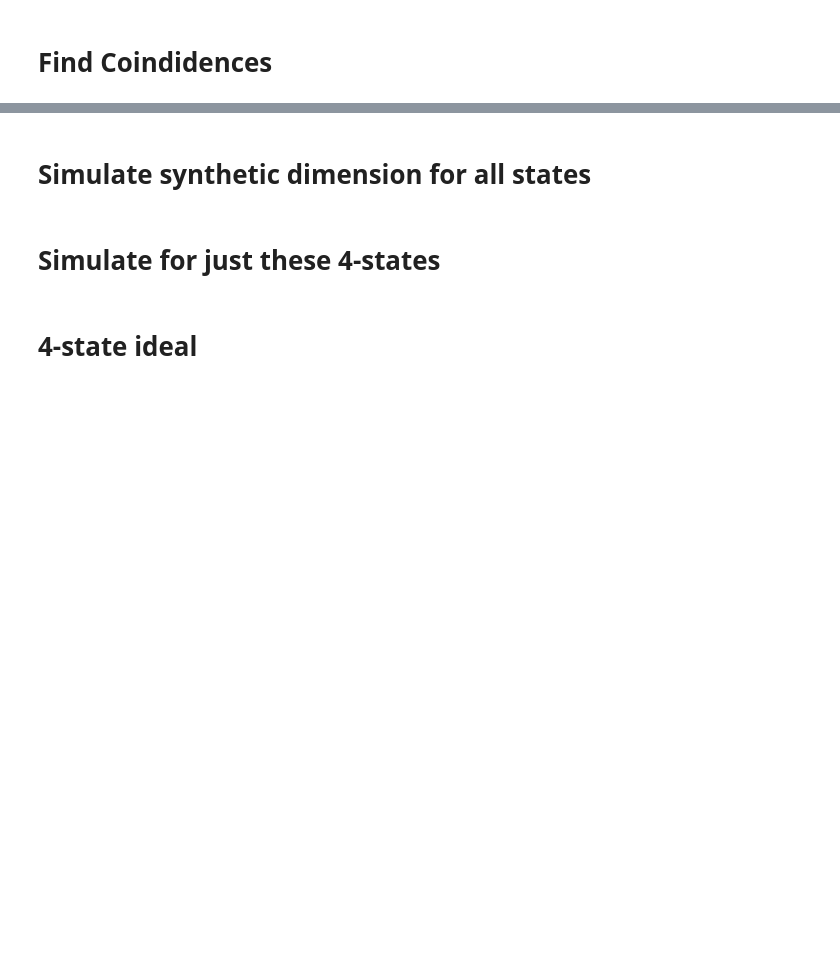
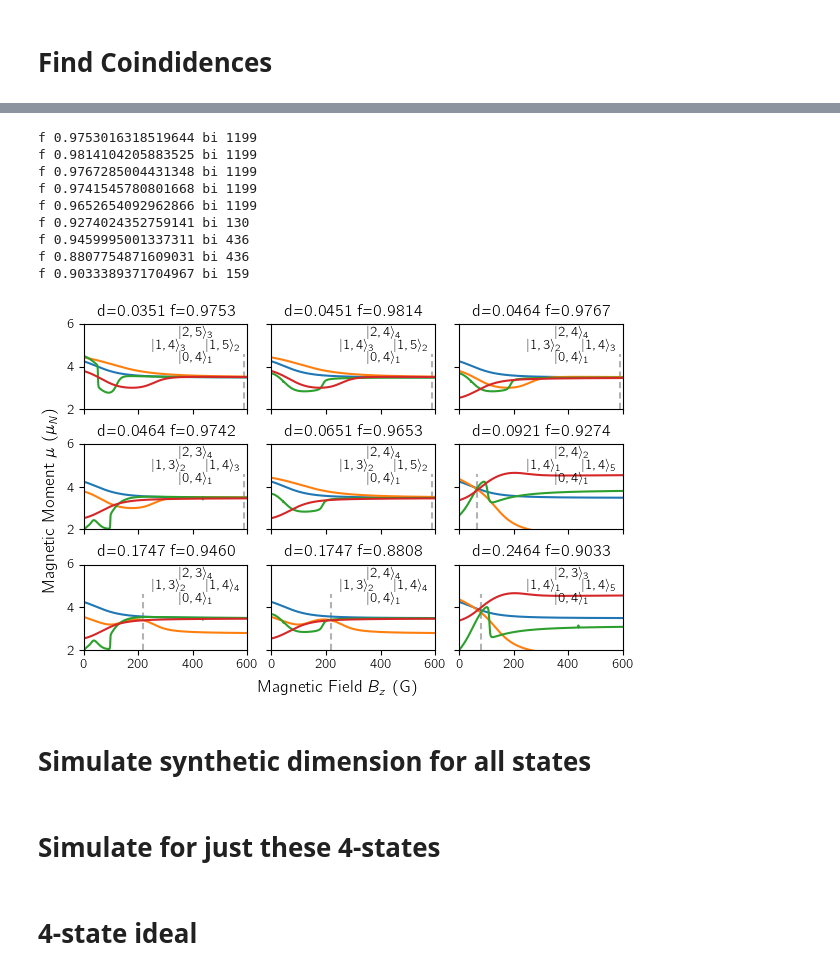
Before and after one commit to tomhepz/MolecularEnergyLevels, a Jupyter notebook: notebooks/diatom-coincidences.ipynb, the cells around one changed output, grey strips where cells are left out. Saved outputs shown, nothing was run; the diff lists cells and outputs as text; code cells hidden in the pictures; blank space fills up the shorter version.

```diff
--- a/notebooks/diatom-coincidences.ipynb
+++ b/notebooks/diatom-coincidences.ipynb
@@ -556,7 +519,7 @@ for i,(la,lb,lc) in enumerate(ordered_states[:100]):
         if la[1]<=6 and la[1]>=2 and lb[1]<=6 and lb[1]>=2 and lc[1]<=6 and lc[1]>=2:
             fid = ordered_fidelities[i]
             dev = ordered_deviations[i]/muN
-            if fid < 0.9 or dev > 0.1:
+            if fid < 0.94 or dev > 0.1:
                 continue
             x = B[ordered_B[i]]*GAUSS
             state_indices = np.array([label_to_state_no(*la),label_to_state_no(*lb),label_to_state_no(*lc)])
@@ -564,4 +527,6 @@ for i,(la,lb,lc) in enumerate(ordered_states[:100]):
             ax.plot([x],[y], 'o', mfc='none',markersize=2,c='black')
             ax.text(x+5,y,f'f={fid:.3f},d={dev:.3f}',fontsize=8,va='bottom',ha='left',picker=True)
             ax.text(x+5,y,r'$|{},{}\rangle_{} |{},{}\rangle_{} |{},{}\rangle_{}$'.format(*la,*lb,*lc),fontsize=8,va='top',ha='left',picker=True)
+
+fig.savefig('../images/3-level-qubit-all-coincidences.pdf')
 # %% [output]
@@ -620,7 +587,7 @@ for i,state_posibility in enumerate(states):
 # %%
 # Simulate microwave transfers to find 'fidelity'
 top_fidelities = np.zeros(len(states),dtype=np.double)
-desired_pulse_time = 5000 * 1e-6 # microseconds, longer => increased fidelity
+desired_pulse_time = 500 * 1e-6 # microseconds, longer => increased fidelity
 for i, focus_state in enumerate(states):
     at_Bi = best_b_index[i]
     p = 1
@@ -644,42 +611,53 @@ bestest_fidelity = np.max(top_fidelities)
 for i, focus_state in enumerate(states):
     deviation = bestest_deviation/best_deviation[i]
     fidelity = top_fidelities[i]
-    rating[i] = deviation#*fidelity
+    rating[i] = deviation*(fidelity)
 
 order = (-rating).argsort()
 # %%
-fig, axs = plt.subplots(5,5,figsize=(12,12),dpi=100,sharex=True,sharey=True,constrained_layout=True)
+fig, axs = plt.subplots(3,3,figsize=(6,4),dpi=100,sharex=True,sharey=True,constrained_layout=True)
 
 ordered_states = states[order]
 ordered_B = best_b_index[order]
 ordered_fidelities = top_fidelities[order]
 ordered_deviations = best_deviation[order]
 
 i=0
 for axh in axs:
     for ax in axh:
         state_labels = ordered_states[i]
         state_numbers = np.array([label_to_state_no(*state_label) for state_label in ordered_states[i]])
         ax.set_xlim(0,B_MAX*GAUSS)
         ax.set_ylim(2,6)
-        ax.set_xticks([0, 100, 200, 300, 400])
-        ax.set_yticks([2, 4, 6])
+        # ax.set_xticks([0, 100, 200, 300, 400])
+        # ax.set_yticks([2, 4, 6])
         ax.plot(B*GAUSS,MAGNETIC_MOMENTS[:,state_numbers]/muN, alpha=1,linewidth=1.5,zorder=1);
         ax.axvline(x=min(B[ordered_B[i]]*GAUSS,B_MAX*GAUSS*0.98), dashes=(3, 2), color='k', linewidth=1.5,alpha=0.3,zorder=0,ymax=0.65)
         fidelity = ordered_fidelities[i]
         print("f",fidelity,"bi",ordered_B[i])
         max_dev = np.abs(ordered_deviations[i]/muN)
         ax.set_title(f'd={max_dev:.4f} f={fidelity:.4f}')
-        ax.text(60,4.8,r'$|{},{}\rangle_{}$'.format(*(state_labels[0])))
-        ax.text(115,5.2,r'$|{},{}\rangle_{}$'.format(*(state_labels[1])))
-        ax.text(60,5.6,r'$|{},{}\rangle_{}$'.format(*(state_labels[2])))
-        ax.text(5,5.2,r'$|{},{}\rangle_{}$'.format(*(state_labels[3])))
+        ax.text(350,4.2,r'$|{},{}\rangle_{}$'.format(*(state_labels[0])))
+        ax.text(450,4.8,r'$|{},{}\rangle_{}$'.format(*(state_labels[1])))
+        ax.text(350,5.4,r'$|{},{}\rangle_{}$'.format(*(state_labels[2])))
+        ax.text(250,4.8,r'$|{},{}\rangle_{}$'.format(*(state_labels[3])))
         i+=1
 
 fig.supxlabel( 'Magnetic Field $B_z$ (G)')
 fig.supylabel('Magnetic Moment $\mu$ $(\mu_N)$')
 
-# fig.savefig('../images/magnetic-dipole-coincides.pdf')
+fig.savefig('../images/4-loop-magnetic-dipole-coincides.pdf')
+# %% [output]
+f 0.9753016318519644 bi 1199
+f 0.9814104205883525 bi 1199
+f 0.9767285004431348 bi 1199
+f 0.9741545780801668 bi 1199
+f 0.9652654092962866 bi 1199
+f 0.9274024352759141 bi 130
+f 0.9459995001337311 bi 436
+f 0.8807754871609031 bi 436
+f 0.9033389371704967 bi 159
+[figure, added]
 # %% [markdown]
 # Simulate synthetic dimension for all states
 # %%
```
Also changed, not shown: parts of 19 cells of this notebook, 13 other files.
